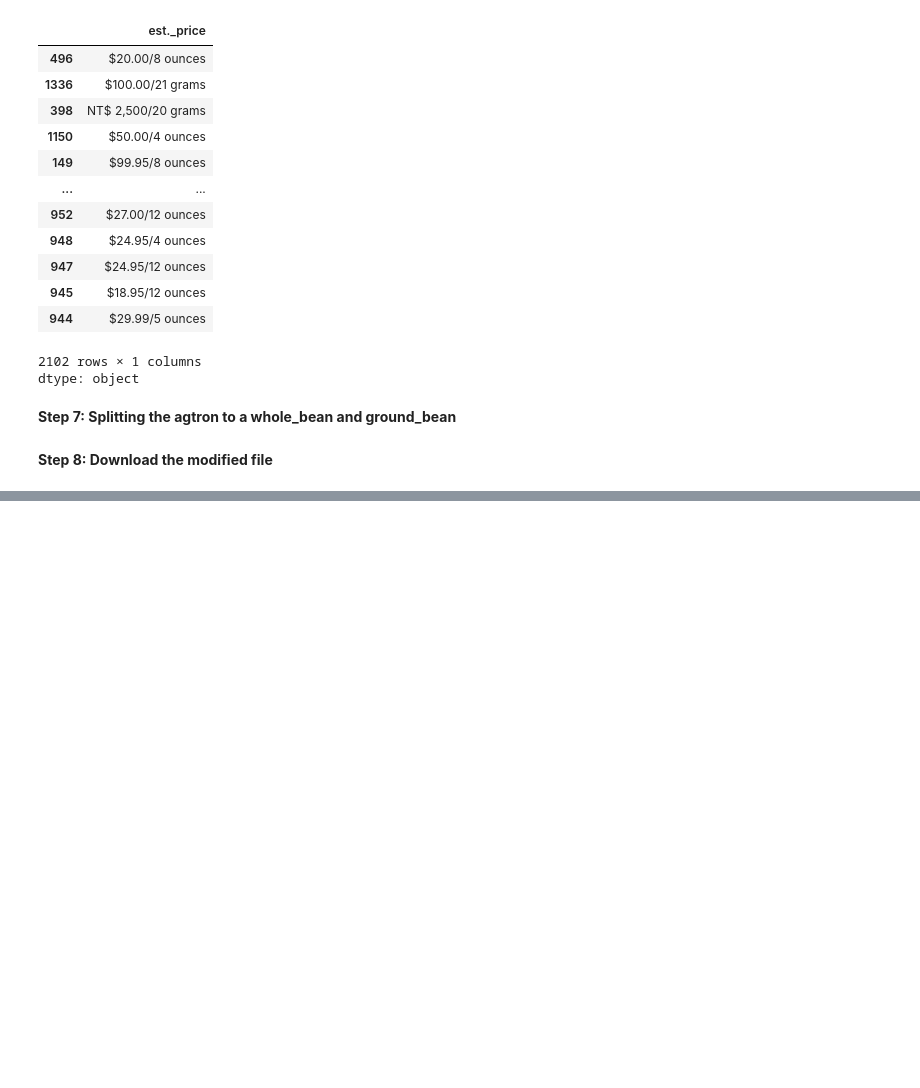
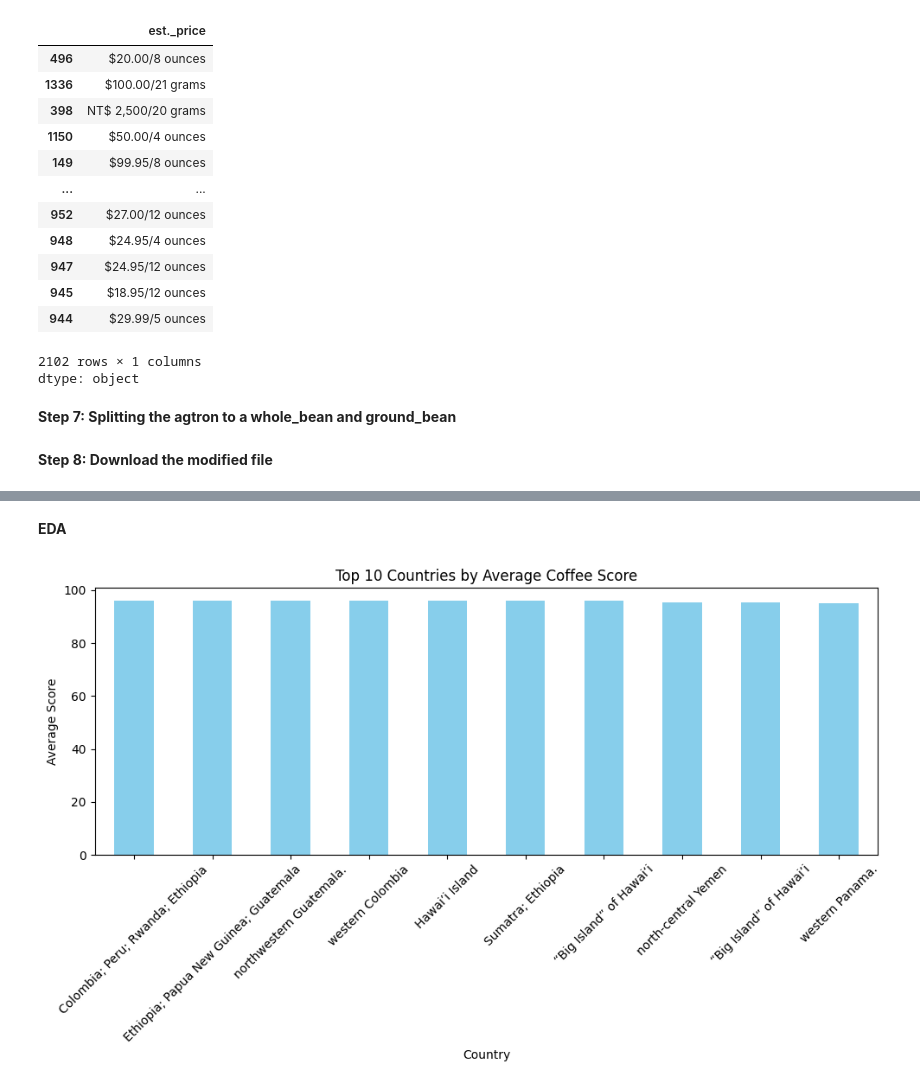
Before and after one commit to ChandanaJagadish/DataAnalytics, a Jupyter notebook: top_rated_coffee.ipynb, the cells around one changed output, grey strips where cells are left out. Drawn from its saved outputs; the diff is of its cells as text; code cells hidden in the pictures; blank space fills up the shorter version.

```diff
--- a/top_rated_coffee.ipynb
+++ b/top_rated_coffee.ipynb
@@ -181,3 +181,23 @@ files.download("top_rated_coffee_clean.csv")
 # %% [output]
 [interactive output not drawn]
 [interactive output not drawn]
+# %% [markdown]
+**EDA**
+# %%
+import pandas as pd
+import matplotlib.pyplot as plt
+
+df = pd.read_csv("/content/top_rated_coffee_clean.csv")
+
+country_avg = df.groupby('country')['total_score'].mean().sort_values(ascending=False).head(10)
+
+plt.figure(figsize=(10, 6))
+country_avg.plot(kind='bar', color='skyblue')
+plt.title("Top 10 Countries by Average Coffee Score")
+plt.ylabel("Average Score")
+plt.xlabel("Country")
+plt.xticks(rotation=45)
+plt.tight_layout()
+plt.show()
+# %% [output]
+[figure, added]
```
Also changed, not shown: parts of 1 cell of this notebook.
